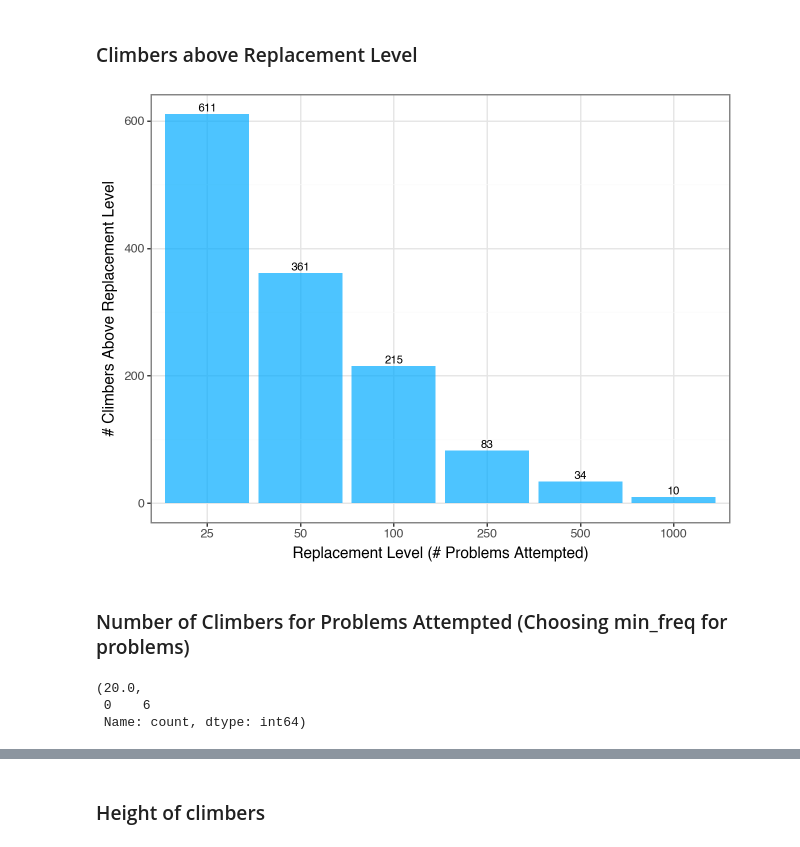
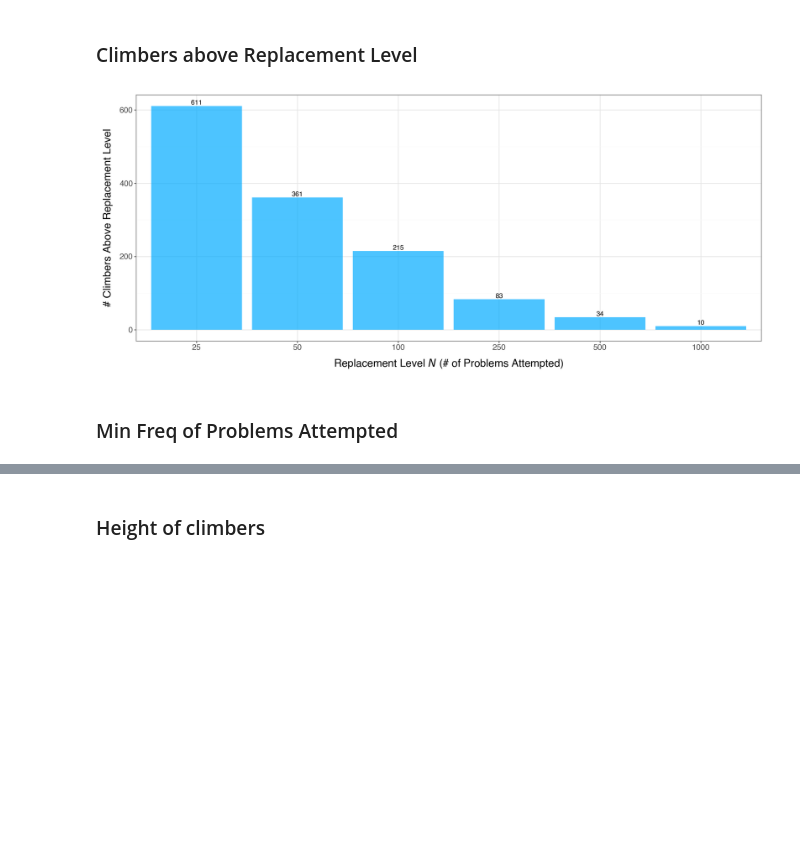
Before and after one commit to baronet2/boulder2vec, a Jupyter notebook: eda.ipynb, the cells around one changed output, grey strips where cells are left out. Drawn from its saved outputs; the diff is of its cells as text; code cells hidden in the pictures; blank space fills up the shorter version.

Commit message:
eda figures

```diff
--- a/eda.ipynb
+++ b/eda.ipynb
@@ -22,32 +22,27 @@ women_df = pd.read_csv('data/women_data.csv')
 # %%
 attempt_counts = men_df['Name'].value_counts()
 climbers_above = [sum(attempt_counts > level) for level in REPLACEMENT_LEVELS]
 plot_df = pd.DataFrame({
         'Replacement Level': REPLACEMENT_LEVELS,
         'Climbers Above': climbers_above
     })
 plot_df['Replacement Level'] = plot_df['Replacement Level'].astype('category')
-
+plotnine.options.figure_size = (14,6)
 p = (
     ggplot(plot_df, aes(x='Replacement Level', y='Climbers Above'))
     + geom_bar(stat='identity', fill='#00abff', alpha=0.7, width = 0.9)
-    + geom_text(aes(label='Climbers Above'), va='bottom', size=8)
+    + geom_text(aes(label='Climbers Above'), va='bottom', size=10)
     + labs(
-        x='Replacement Level (# Problems Attempted)',
+        x='Replacement Level $N$ (# of Problems Attempted)',
         y='# Climbers Above Replacement Level',
     )
-    + scale_x_discrete()
     + theme_bw()
-)
+    + theme(axis_title_x=element_text(size=16), axis_title_y=element_text(size=16), axis_text_x=element_text(size=12),
+        axis_text_y=element_text(size=12), )
+    + scale_x_discrete())
+p.save('results/eda/climbers_above_replacement_level.png', dpi=600)
 p
 # %% [output]
-[figure, old version]
+[figure, new version]
 # %% [markdown]
-### Number of Climbers for Problems Attempted (Choosing min_freq for problems)
+### Min Freq of Problems Attempted
-# %%
-attempt_counts = men_df['Problem_ID'].value_counts()
-attempt_counts.median(), attempt_counts.mode()
-# %% [output]
-(20.0,
- 0    6
- Name: count, dtype: int64)
```
Also changed, not shown: parts of 7 cells of this notebook.
